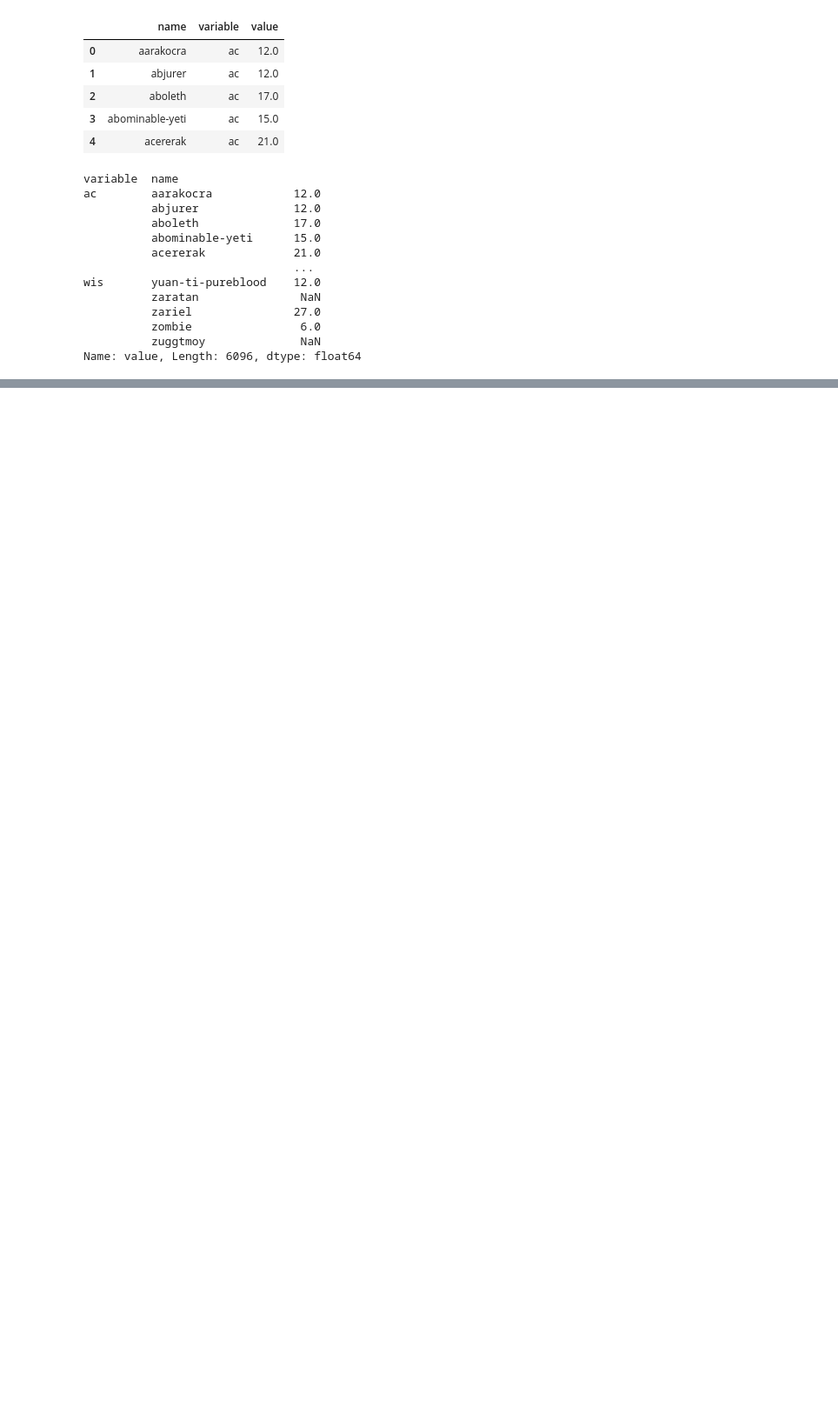
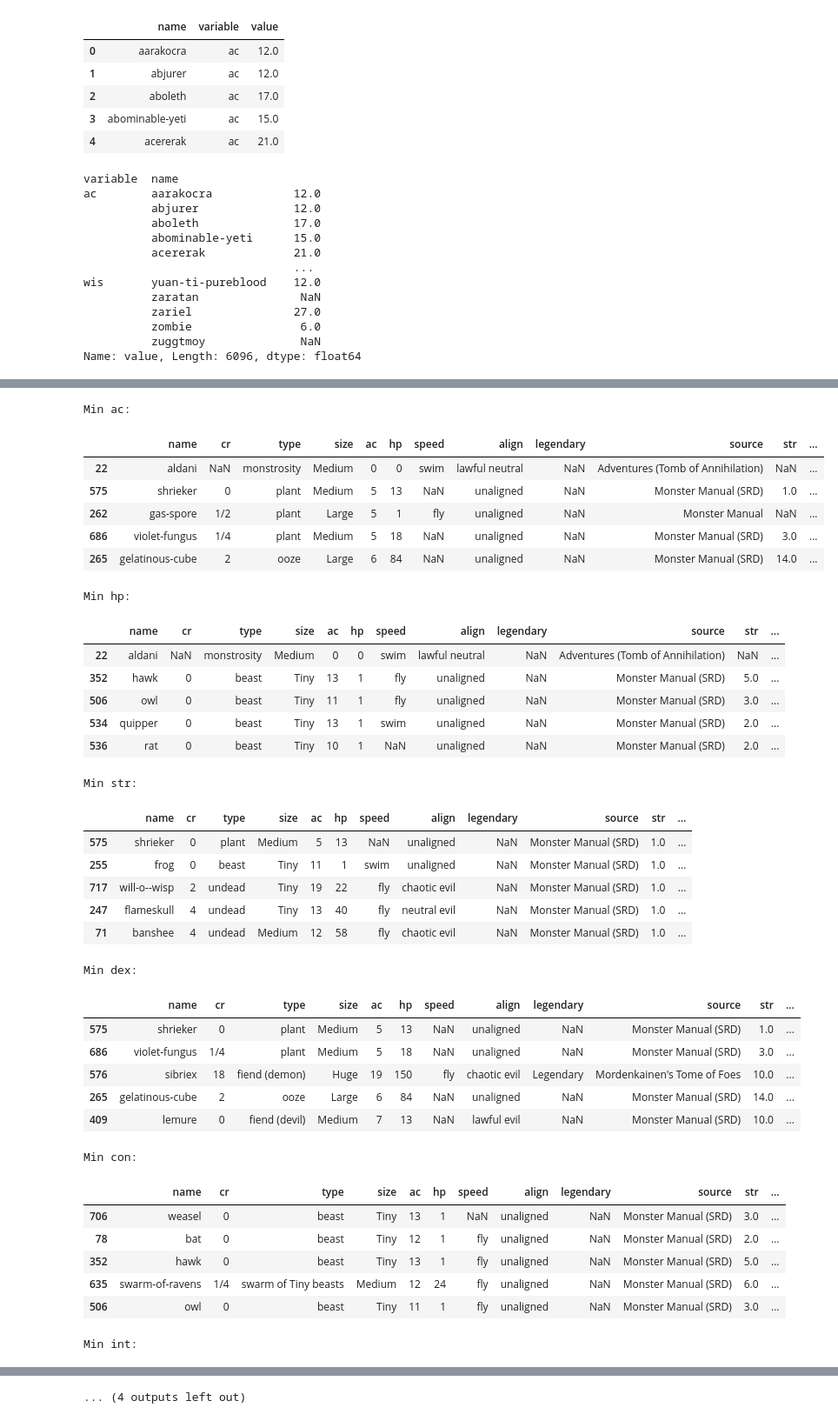
Before and after one commit to seancary62/DND_Tools, a Jupyter notebook: dnd-5e-monster-exploration.ipynb, the cells around one changed output, grey strips where cells are left out. Shown: that part at 87% size. Cells and saved outputs as stored; diff of their text form; code cells hidden in the pictures; blank space fills up the shorter version.

```diff
--- a/dnd-5e-monster-exploration.ipynb
+++ b/dnd-5e-monster-exploration.ipynb
@@ -148,0 +203,42 @@ Name: value, Length: 6096, dtype: float64
+# %%
+# Get Minimum Values
+for item in attr_list:
+        print(f'Min {item}:\n')
+        display(monsters_df.sort_values(item,ascending=True).dropna(subset=item).iloc[0:5].drop(columns='url'))
+# %% [output]
+Min ac:
+|  | name | cr | type | size | ac | hp | speed | align | legendary | source | str | ... |
+| 22 | aldani | NaN | monstrosity | Medium | 0 | 0 | swim | lawful neutral | NaN | Adventures (Tomb of Annihilation) | NaN | ... |
+| 575 | shrieker | 0 | plant | Medium | 5 | 13 | NaN | unaligned | NaN | Monster Manual (SRD) | 1.0 | ... |
+| 262 | gas-spore | 1/2 | plant | Large | 5 | 1 | fly | unaligned | NaN | Monster Manual | NaN | ... |
+| 686 | violet-fungus | 1/4 | plant | Medium | 5 | 18 | NaN | unaligned | NaN | Monster Manual (SRD) | 3.0 | ... |
+| 265 | gelatinous-cube | 2 | ooze | Large | 6 | 84 | NaN | unaligned | NaN | Monster Manual (SRD) | 14.0 | ... |
+Min hp:
+|  | name | cr | type | size | ac | hp | speed | align | legendary | source | str | ... |
+| 22 | aldani | NaN | monstrosity | Medium | 0 | 0 | swim | lawful neutral | NaN | Adventures (Tomb of Annihilation) | NaN | ... |
+| 352 | hawk | 0 | beast | Tiny | 13 | 1 | fly | unaligned | NaN | Monster Manual (SRD) | 5.0 | ... |
+| 506 | owl | 0 | beast | Tiny | 11 | 1 | fly | unaligned | NaN | Monster Manual (SRD) | 3.0 | ... |
+| 534 | quipper | 0 | beast | Tiny | 13 | 1 | swim | unaligned | NaN | Monster Manual (SRD) | 2.0 | ... |
+| 536 | rat | 0 | beast | Tiny | 10 | 1 | NaN | unaligned | NaN | Monster Manual (SRD) | 2.0 | ... |
+Min str:
+|  | name | cr | type | size | ac | hp | speed | align | legendary | source | str | ... |
+| 575 | shrieker | 0 | plant | Medium | 5 | 13 | NaN | unaligned | NaN | Monster Manual (SRD) | 1.0 | ... |
+| 255 | frog | 0 | beast | Tiny | 11 | 1 | swim | unaligned | NaN | Monster Manual (SRD) | 1.0 | ... |
+| 717 | will-o--wisp | 2 | undead | Tiny | 19 | 22 | fly | chaotic evil | NaN | Monster Manual (SRD) | 1.0 | ... |
+| 247 | flameskull | 4 | undead | Tiny | 13 | 40 | fly | neutral evil | NaN | Monster Manual (SRD) | 1.0 | ... |
+| 71 | banshee | 4 | undead | Medium | 12 | 58 | fly | chaotic evil | NaN | Monster Manual (SRD) | 1.0 | ... |
+Min dex:
+|  | name | cr | type | size | ac | hp | speed | align | legendary | source | str | ... |
+| 575 | shrieker | 0 | plant | Medium | 5 | 13 | NaN | unaligned | NaN | Monster Manual (SRD) | 1.0 | ... |
+| 686 | violet-fungus | 1/4 | plant | Medium | 5 | 18 | NaN | unaligned | NaN | Monster Manual (SRD) | 3.0 | ... |
+| 576 | sibriex | 18 | fiend (demon) | Huge | 19 | 150 | fly | chaotic evil | Legendary | Mordenkainen's Tome of Foes | 10.0 | ... |
+| 265 | gelatinous-cube | 2 | ooze | Large | 6 | 84 | NaN | unaligned | NaN | Monster Manual (SRD) | 14.0 | ... |
+| 409 | lemure | 0 | fiend (devil) | Medium | 7 | 13 | NaN | lawful evil | NaN | Monster Manual (SRD) | 10.0 | ... |
+Min con:
+|  | name | cr | type | size | ac | hp | speed | align | legendary | source | str | ... |
+| 706 | weasel | 0 | beast | Tiny | 13 | 1 | NaN | unaligned | NaN | Monster Manual (SRD) | 3.0 | ... |
+| 78 | bat | 0 | beast | Tiny | 12 | 1 | fly | unaligned | NaN | Monster Manual (SRD) | 2.0 | ... |
+| 352 | hawk | 0 | beast | Tiny | 13 | 1 | fly | unaligned | NaN | Monster Manual (SRD) | 5.0 | ... |
+| 635 | swarm-of-ravens | 1/4 | swarm of Tiny beasts | Medium | 12 | 24 | fly | unaligned | NaN | Monster Manual (SRD) | 6.0 | ... |
+| 506 | owl | 0 | beast | Tiny | 11 | 1 | fly | unaligned | NaN | Monster Manual (SRD) | 3.0 | ... |
+Min int:
@@ -148,0 +251 @@ Name: value, Length: 6096, dtype: float64
+... (4 outputs left out)
```
Also changed, not shown: parts of 9 cells of this notebook.
